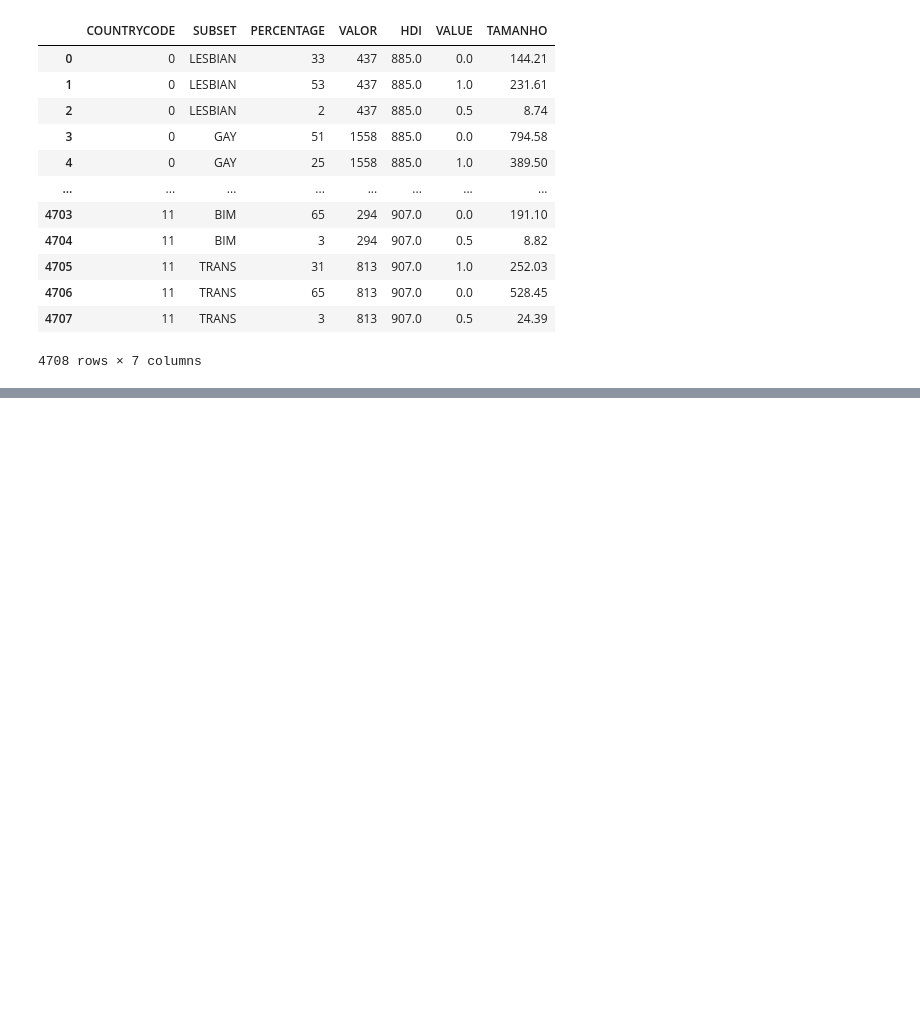
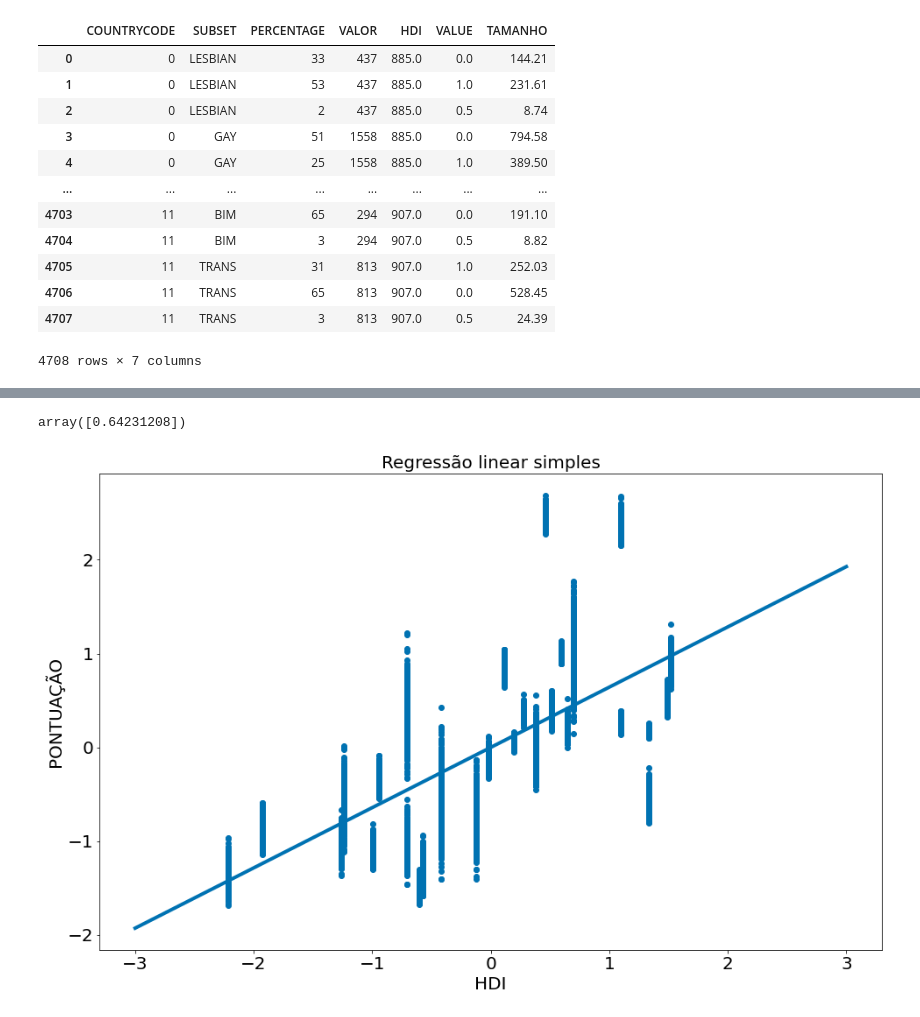
Before and after one commit to FranciscoNevesT/Trabalho-ICD, a Jupyter notebook: Francisco.ipynb, the cells around one changed output, grey strips where cells are left out. Drawn from its saved outputs; the diff is of its cells as text; code cells hidden in the pictures; blank space fills up the shorter version.

```diff
--- a/Francisco.ipynb
+++ b/Francisco.ipynb
@@ -144,0 +145,13 @@ f.close()
+# %%
+pontos = []
+for x in df["COUNTRYCODE"].unique():
+    pais = df[df["COUNTRYCODE"] == x]
+
+    idh = pais["HDI"].values[0]
+
+    a = gerarB([x],df)
+
+    for i in a:
+        pontos.append([idh,i])
+
+pontos
@@ -144,0 +176,10 @@ f.close()
+# %%
+pontos = np.array(pontos)
+pontosDf = pd.DataFrame(pontos)
+
+for x in pontosDf.columns:
+    pontosDf[x] = pontosDf[x] - pontosDf[x].mean()
+
+    pontosDf[x] = pontosDf[x] / pontosDf[x].std()
+
+pontosDf
@@ -144,0 +200,24 @@ f.close()
+# %%
+X = [[i] for i in pontosDf[0].values]
+y = pontosDf[1].values
+
+
+model = LinearRegression()
+model.fit(X,y)
+
+
+linha = [[-3],[3]]
+y_pred = model.predict(linha)
+
+model.coef_
+# %% [output]
+array([0.64231208])
+# %%
+plt.scatter(pontosDf[0],pontosDf[1])
+plt.plot(linha,y_pred)
+plt.ylabel('PONTUAÇÃO')
+plt.xlabel('HDI')
+plt.title('Regressão linear simples')
+plt.show()
+# %% [output]
+[figure, added]
```
Also changed, not shown: parts of 28 cells of this notebook, 3 other files.
